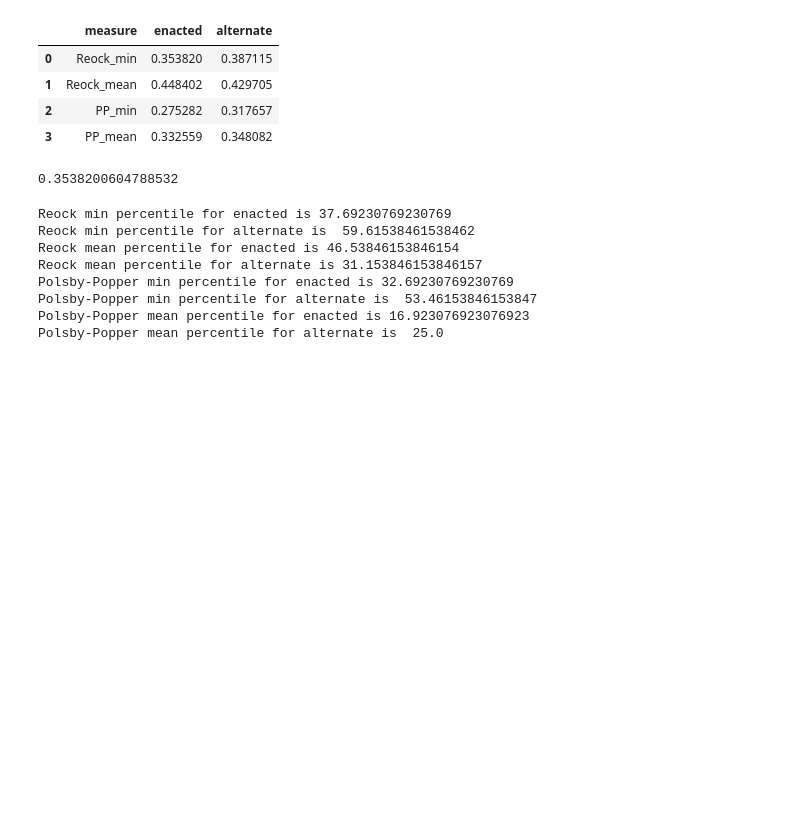
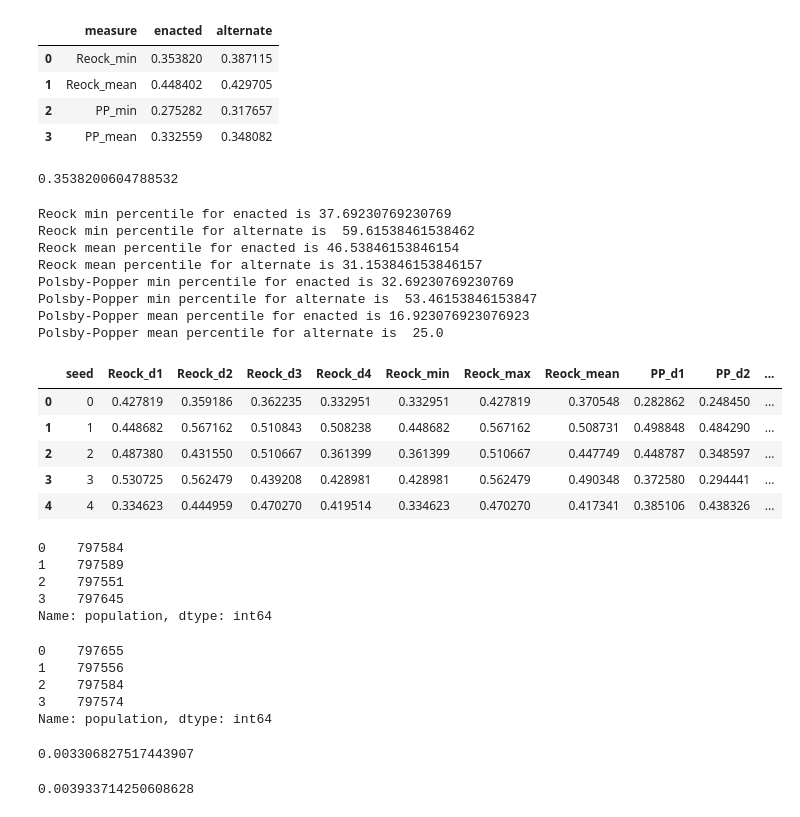
Before and after one commit to stefaniegwangphd/ia-redistricting, a Jupyter notebook: compactness_analysis.ipynb, the cells around one changed output. Cells and saved outputs as stored; diff of their text form; code cells hidden in the pictures; blank space fills up the shorter version.

Commit message:
compute max deviance number and percentage for enacted and alternate maps

```diff
--- a/compactness_analysis.ipynb
+++ b/compactness_analysis.ipynb
@@ -227,3 +227,28 @@ Polsby-Popper min percentile for enacted is 32.69230769230769
 Polsby-Popper min percentile for alternate is  53.46153846153847
 Polsby-Popper mean percentile for enacted is 16.923076923076923
 Polsby-Popper mean percentile for alternate is  25.0
+# %%
+compactness_data_df.head()
+# %% [output]
+|  | seed | Reock_d1 | Reock_d2 | Reock_d3 | Reock_d4 | Reock_min | Reock_max | Reock_mean | PP_d1 | PP_d2 | ... |
+| 0 | 0 | 0.427819 | 0.359186 | 0.362235 | 0.332951 | 0.332951 | 0.427819 | 0.370548 | 0.282862 | 0.248450 | ... |
+| 1 | 1 | 0.448682 | 0.567162 | 0.510843 | 0.508238 | 0.448682 | 0.567162 | 0.508731 | 0.498848 | 0.484290 | ... |
+| 2 | 2 | 0.487380 | 0.431550 | 0.510667 | 0.361399 | 0.361399 | 0.510667 | 0.447749 | 0.448787 | 0.348597 | ... |
+| 3 | 3 | 0.530725 | 0.562479 | 0.439208 | 0.428981 | 0.428981 | 0.562479 | 0.490348 | 0.372580 | 0.294441 | ... |
+| 4 | 4 | 0.334623 | 0.444959 | 0.470270 | 0.419514 | 0.334623 | 0.470270 | 0.417341 | 0.385106 | 0.438326 | ... |
+# %%
+enacted_map['population']
+# %% [output]
+0    797584
+1    797589
+2    797551
+3    797645
+Name: population, dtype: int64
+# %%
+alternate_map['population']
+# %% [output]
+0    797655
+1    797556
+2    797584
+3    797574
+Name: population, dtype: int64
@@ -229,0 +257,8 @@ Polsby-Popper mean percentile for alternate is  25.0
+# %%
+((((enacted_map['population']-ideal_population).abs())/ideal_population).mean())*100
+# %% [output]
+0.003306827517443907
+# %%
+((((alternate_map['population']-ideal_population).abs())/ideal_population).mean())*100
+# %% [output]
+0.003933714250608628
```
Also changed, not shown: parts of 1 cell of this notebook.
